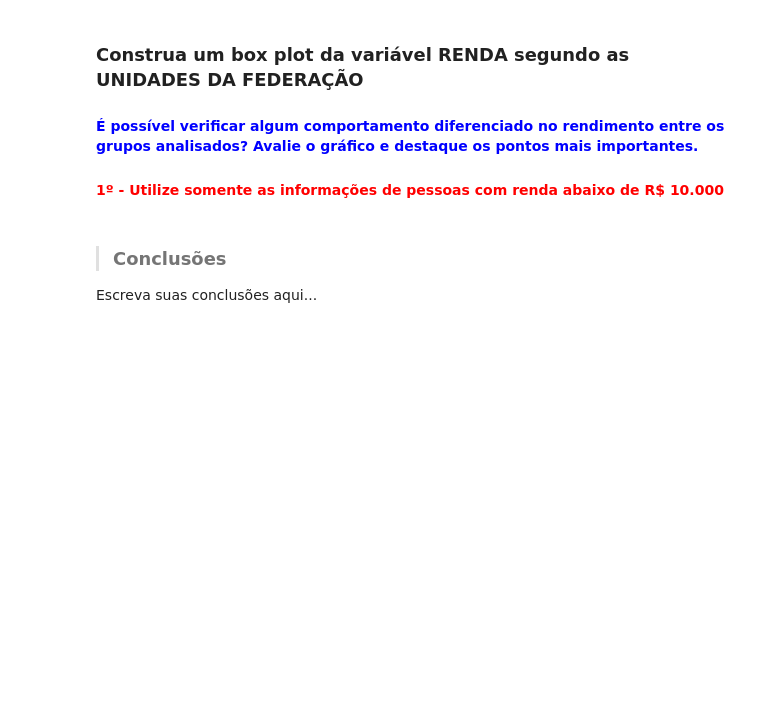
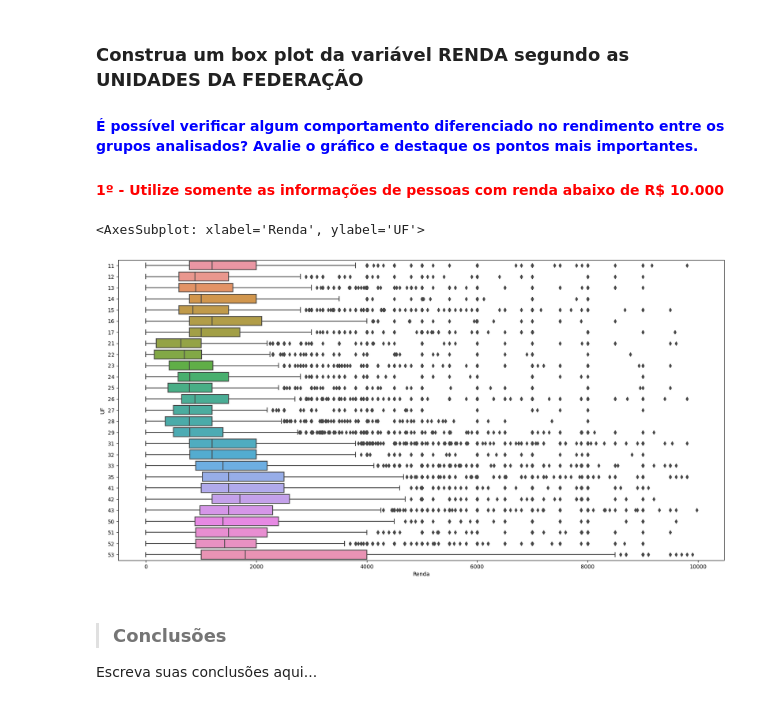
Before and after one commit to wcotta/alura, a Jupyter notebook: Formação Data Science/Modulo I/Projetos/Análise_Descritiva.ipynb, the cells around one changed output. Drawn from its saved outputs; the diff is of its cells as text; code cells hidden in the pictures; blank space fills up the shorter version.

```diff
--- a/Formação Data Science/Modulo I/Projetos/Análise_Descritiva.ipynb
+++ b/Formação Data Science/Modulo I/Projetos/Análise_Descritiva.ipynb
@@ -519,6 +587,12 @@ Escreva suas conclusões aqui...
 ### Construa um box plot da variável RENDA segundo as UNIDADES DA FEDERAÇÃO
 #### <font color='blue'>É possível verificar algum comportamento diferenciado no rendimento entre os grupos analisados? Avalie o gráfico e destaque os pontos mais importantes.</font>
 #### <font color='red'>1º - Utilize somente as informações de pessoas com renda abaixo de R$ 10.000</font>
+# %%
+plt.figure(figsize=(20, 10))
+sns.boxplot(data = dados.query('Renda < 10000'), x = 'Renda', y = 'UF', orient= 'h')
+# %% [output]
+<AxesSubplot: xlabel='Renda', ylabel='UF'>
+[figure, added]
 # %% [markdown]
 > ### Conclusões
 
```
Also changed, not shown: parts of 7 cells of this notebook.
